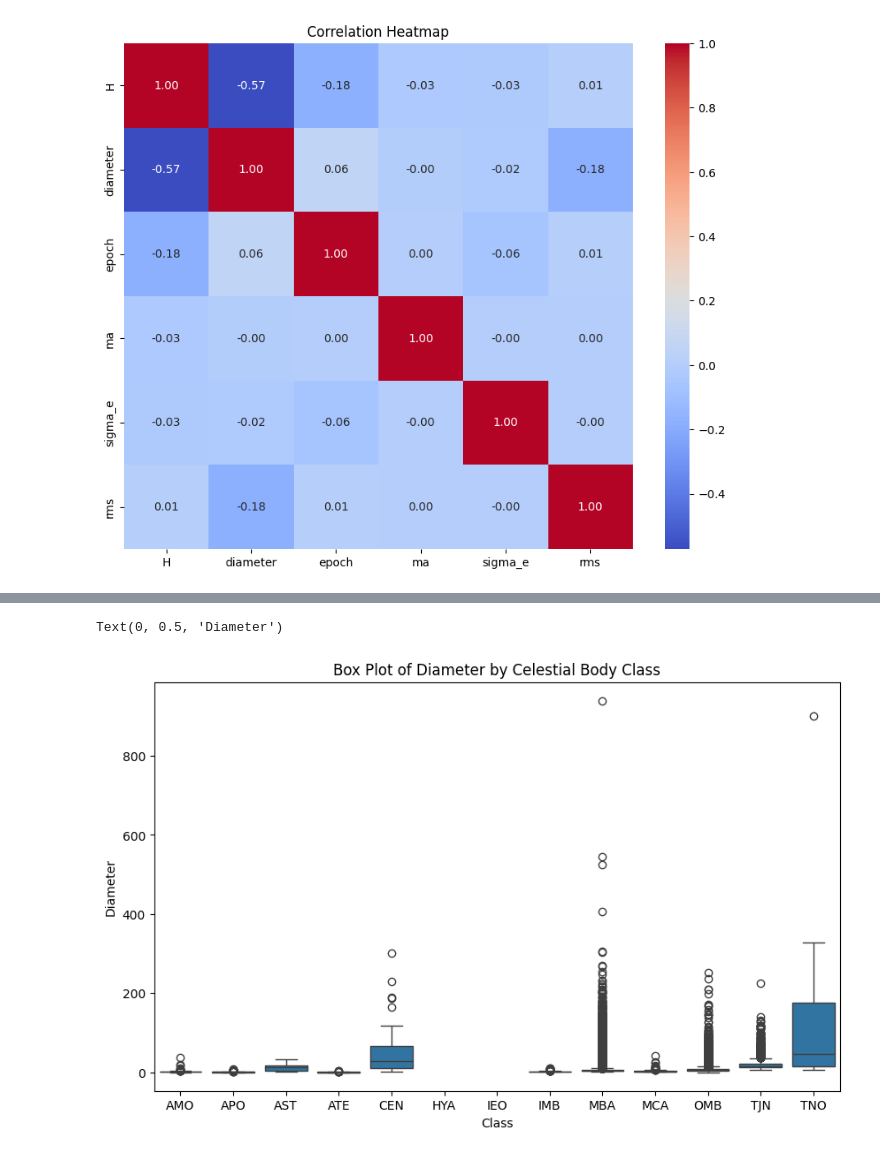
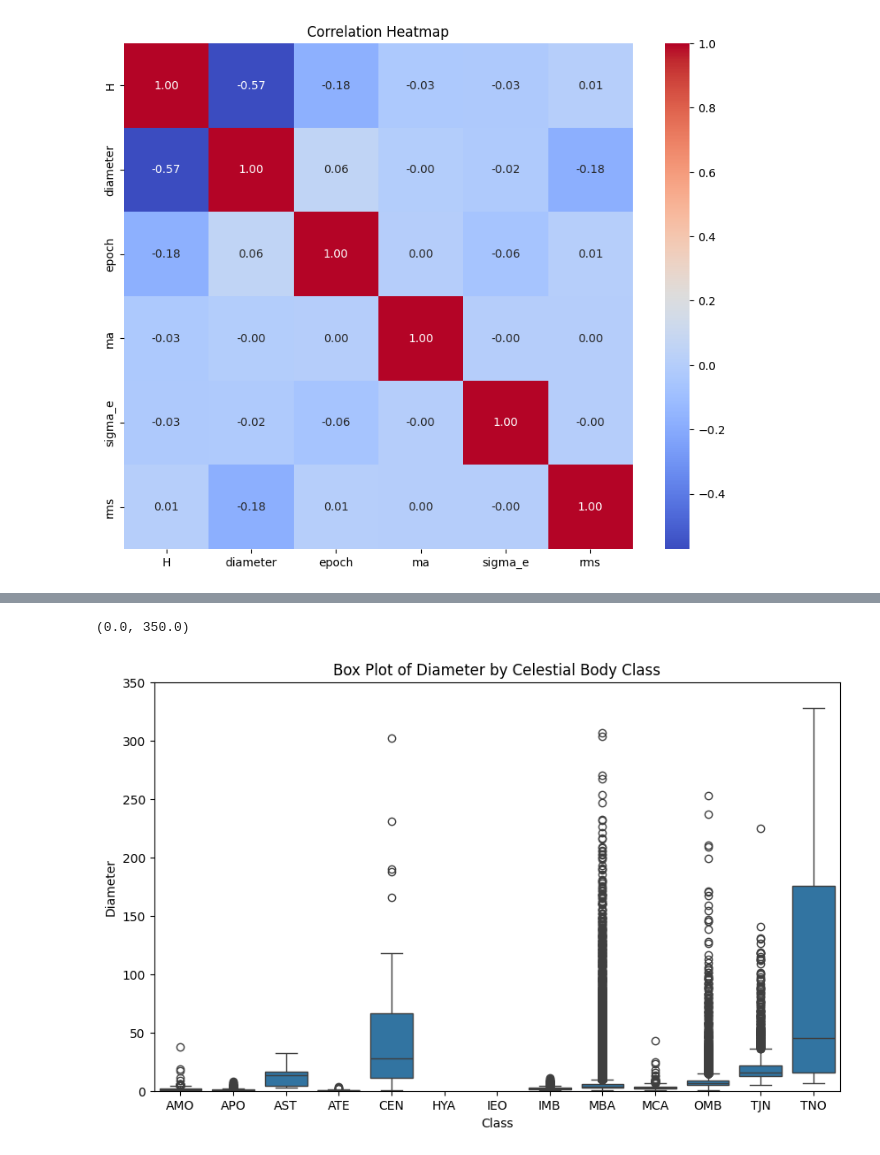
Before and after one commit to EvgeniyPukanovich/Data_Engineering, a Jupyter notebook: lab6/5/5.ipynb, the cells around one changed output, grey strips where cells are left out. Saved outputs shown, nothing was run; the diff lists cells and outputs as text; code cells hidden in the pictures.

```diff
--- a/lab6/5/5.ipynb
+++ b/lab6/5/5.ipynb
@@ -127,9 +111,10 @@ Text(0, 0.5, 'Eccentricity Sigma')
 # %%
 plt.figure(figsize=(10, 6))
 sns.boxplot(x='class', y='diameter', data=df)
 plt.title('Box Plot of Diameter by Celestial Body Class')
 plt.xlabel('Class')
 plt.ylabel('Diameter')
+plt.ylim(0, 350)
 # %% [output]
-Text(0, 0.5, 'Diameter')
+(0.0, 350.0)
-[figure, old version]
+[figure, new version]
```
Also changed, not shown: parts of 3 cells of this notebook, 2 other files.
